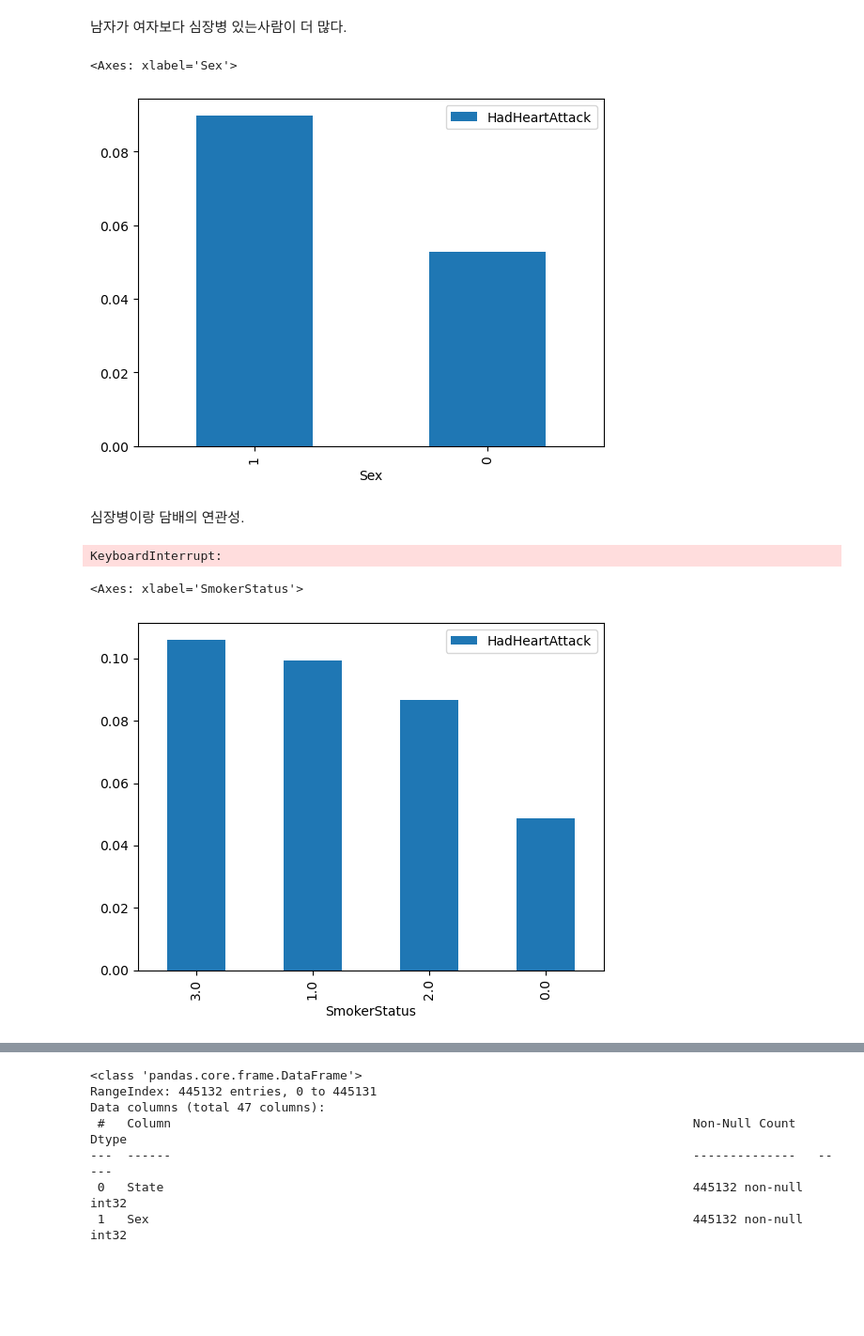
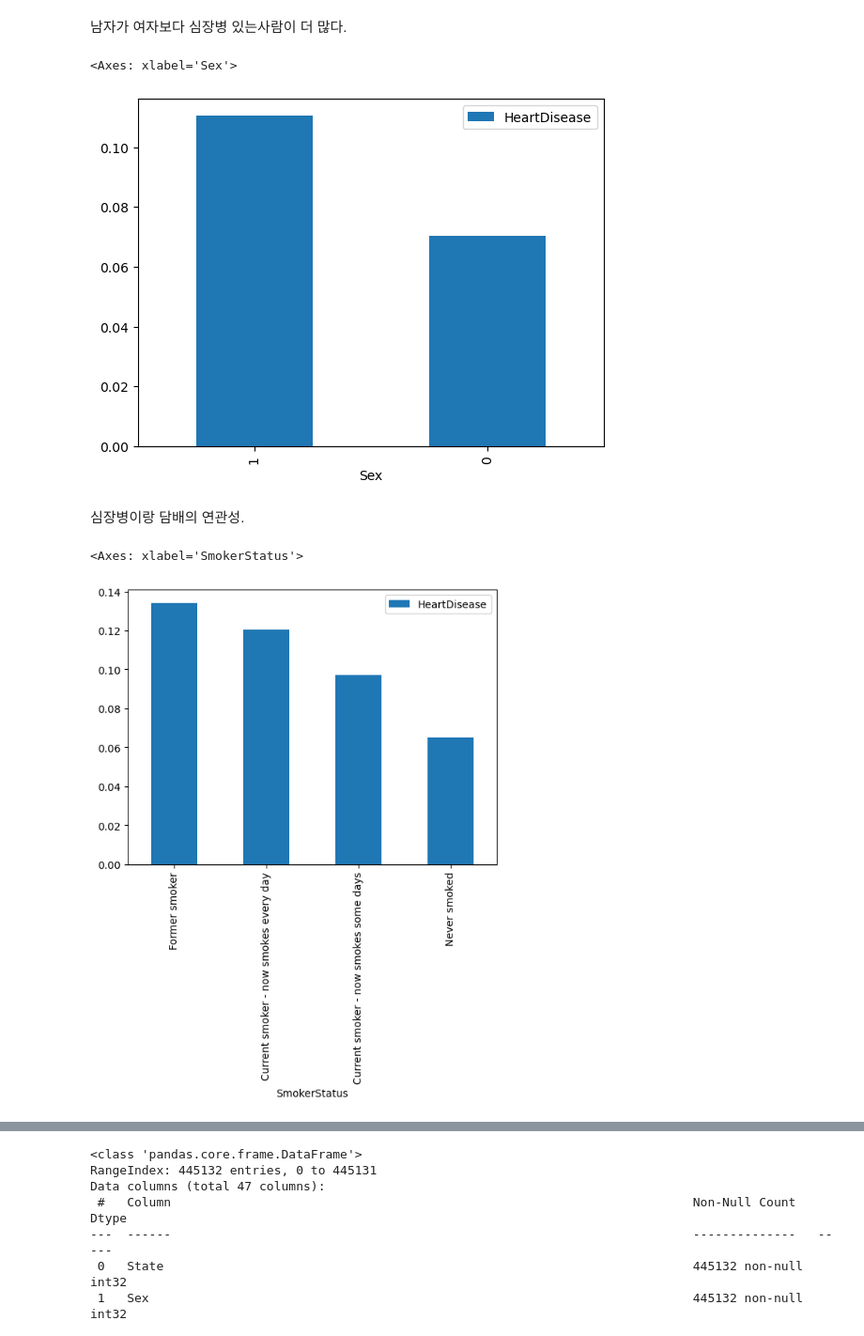
Before and after one commit to JaydenCJH/project_HD, a Jupyter notebook: ChoiJaeHyung.ipynb, the cells around one changed output, grey strips where cells are left out. Shown: that part at 94% size. Drawn from its saved outputs; the diff is of its cells as text; code cells hidden in the pictures; blank space fills up the shorter version.

```diff
--- a/ChoiJaeHyung.ipynb
+++ b/ChoiJaeHyung.ipynb
@@ -146,14 +126,23 @@ sns.countplot(x = 'HadHeartAttack', data = dataset)
 # %% [output]
 <Axes: xlabel='HadHeartAttack', ylabel='count'>
 [figure]
+# %%
+#일단 임시로 파일 복사후, 그 파일로 작업해보기
+
+temp = dataset.copy()
+
+temp["HeartDisease"] = 0
+temp.loc[temp["HadHeartAttack"] == "Yes","HeartDisease"] = 1
+temp.loc[temp["HadAngina"] == "Yes","HeartDisease"] = 1
+
+temp["LungDisease"] = 0
+temp.loc[temp["HadAsthma"] == "Yes", "LungDisease"] = 1
+temp.loc[temp["HadCOPD"] == "Yes", "LungDisease"] = 1
+
+# label encoding 하기 전에, 몇몇 column 들은 0~5 같은 숫자로 (poor, fair, good, very good, excellent 같은) 변환 가능한것들이 있어서 그것들을 먼저 변환 해주기.\
+# label encoding 으로 할시에 이것들이 원하는식으로 변환이 안됨.
+# 변환후 type 를 float 으로 바꿔놓음. (int 가 될수 있지만 아직 결측치 처리가 안되서 변환 안됨.)
 # %%
-#일단 임시로 파일 복사후, 그 파일로 작업해보기
-
-temp = dataset.copy()
-
-# label encoding 하기 전에, 몇몇 column 들은 0~5 같은 숫자로 (poor, fair, good, very good, excellent 같은) 변환 가능한것들이 있어서 그것들을 먼저 변환 해주기.\
-# label encoding 으로 할시에 이것들이 원하는식으로 변환이 안됨.
-# 변환후 type 를 float 으로 바꿔놓음. (int 가 될수 있지만 아직 결측치 처리가 안되서 변환 안됨.)
 
 #General Health encoding
 temp.loc[temp["GeneralHealth"] == "Poor","GeneralHealth"] = 0
@@ -186,7 +175,14 @@ temp.loc[temp["ECigaretteUsage"] == "Use them every day","ECigaretteUsage"] = 3
 temp["ECigaretteUsage"] = temp["ECigaretteUsage"].astype('float')
 
 
-temp.info()
+#RemovedTeeth
+temp.loc[temp["RemovedTeeth"] == "None of them","RemovedTeeth"] = 0
+temp.loc[temp["RemovedTeeth"] == "1 to 5","RemovedTeeth"] = 1
+temp.loc[temp["RemovedTeeth"] == "6 or more, but not all","RemovedTeeth"] = 2
+temp.loc[temp["RemovedTeeth"] == "All","RemovedTeeth"] = 3
+temp["RemovedTeeth"] = temp["RemovedTeeth"].astype('float')
+
+# temp.info()
 
 # temp.loc[temp["ECigaretteUsage"] == "Poor","ECigaretteUsage"] = 0
 
@@ -228,22 +241,18 @@ for columns in temp_encoded.select_dtypes(include=[object, bool]).columns:
 # %% [markdown]
 남자가 여자보다 심장병 있는사람이 더 많다.
 # %%
-temp_encoded[['Sex', 'HadHeartAttack']].groupby(['Sex']).mean().sort_values(by = 'HadHeartAttack', ascending = False).plot.bar()
+temp_encoded[['Sex', 'HeartDisease']].groupby(['Sex']).mean().sort_values(by = 'HeartDisease', ascending = False).plot.bar()
 #남자 1, 여자 0
 # %% [output]
 <Axes: xlabel='Sex'>
-[figure, old version]
+[figure, new version]
 # %% [markdown]
 심장병이랑 담배의 연관성.
-# %%
-sns.pairplot(temp_onehot)
-# %% [output]
-KeyboardInterrupt:
 # %%
-temp_encoded[['SmokerStatus', 'HadHeartAttack']].groupby(['SmokerStatus']).mean().sort_values(by = 'HadHeartAttack', ascending = False).plot.bar()
+temp[['SmokerStatus', 'HeartDisease']].groupby(['SmokerStatus']).mean().sort_values(by = 'HeartDisease', ascending = False).plot.bar()
 #0이 아예 안피워보고, 3이 가장 많이 피움.
 #많이 피울수록 심장병 확률이 높음.
 # %% [output]
 <Axes: xlabel='SmokerStatus'>
-[figure, old version]
+[figure, new version]
 # %%
```
Also changed, not shown: parts of 17 cells of this notebook.
